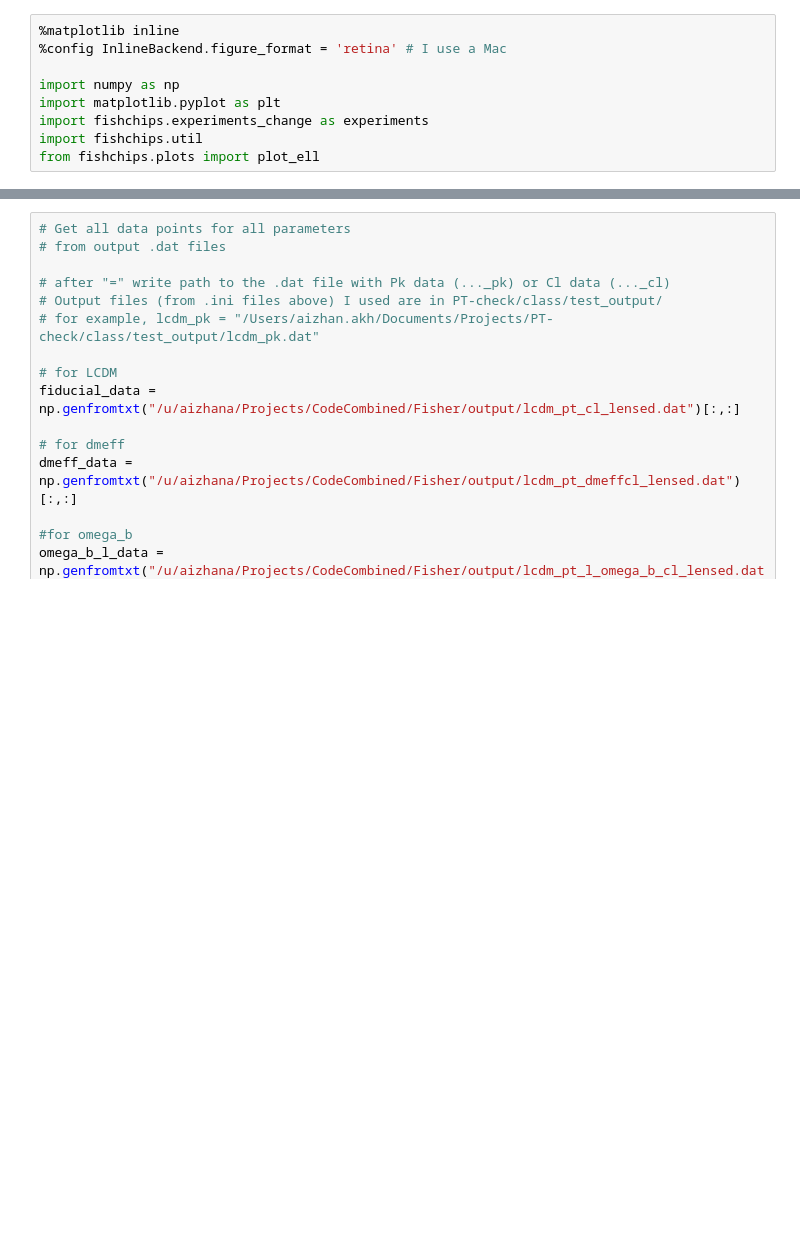
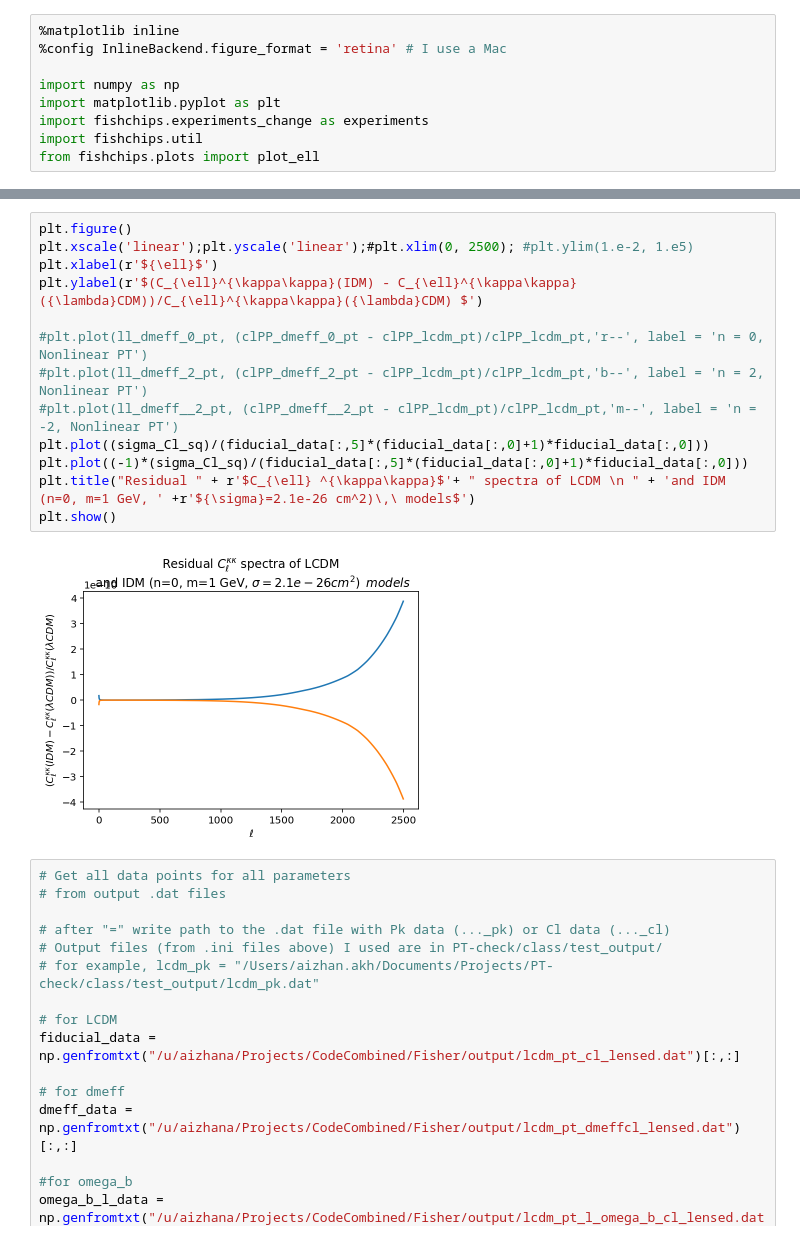
Before and after one commit to AizhanAkh/fishchips-Changes, a Jupyter notebook: IDM Fisher Matrices.ipynb, the cells around one changed output, grey strips where cells are left out. Saved outputs shown, nothing was run; the diff lists cells and outputs as text; blank space fills up the shorter version.

```diff
--- a/IDM Fisher Matrices.ipynb
+++ b/IDM Fisher Matrices.ipynb
@@ -10,3 +43,18 @@ from fishchips.plots import plot_ell
+# %%
+plt.figure()
+plt.xscale('linear');plt.yscale('linear');#plt.xlim(0, 2500); #plt.ylim(1.e-2, 1.e5)
+plt.xlabel(r'${\ell}$')
+plt.ylabel(r'$(C_{\ell}^{\kappa\kappa}(IDM) - C_{\ell}^{\kappa\kappa}({\lambda}CDM))/C_{\ell}^{\kappa\kappa}({\lambda}CDM) $')
+
+#plt.plot(ll_dmeff_0_pt, (clPP_dmeff_0_pt - clPP_lcdm_pt)/clPP_lcdm_pt,'r--', label = 'n = 0, Nonlinear PT')
+#plt.plot(ll_dmeff_2_pt, (clPP_dmeff_2_pt - clPP_lcdm_pt)/clPP_lcdm_pt,'b--', label = 'n = 2, Nonlinear PT')
+#plt.plot(ll_dmeff__2_pt, (clPP_dmeff__2_pt - clPP_lcdm_pt)/clPP_lcdm_pt,'m--', label = 'n = -2, Nonlinear PT')
+plt.plot((sigma_Cl_sq)/(fiducial_data[:,5]*(fiducial_data[:,0]+1)*fiducial_data[:,0]))
+plt.plot((-1)*(sigma_Cl_sq)/(fiducial_data[:,5]*(fiducial_data[:,0]+1)*fiducial_data[:,0]))
+plt.title("Residual " + r'$C_{\ell} ^{\kappa\kappa}$'+ " spectra of LCDM \n " + 'and IDM (n=0, m=1 GeV, ' +r'${\sigma}=2.1e-26 cm^2)\,\ models$')
+plt.show()
+# %% [output]
+[figure, added]
 # %%
 # Get all data points for all parameters
 # from output .dat files
```
Also changed, not shown: parts of 2 cells of this notebook.
